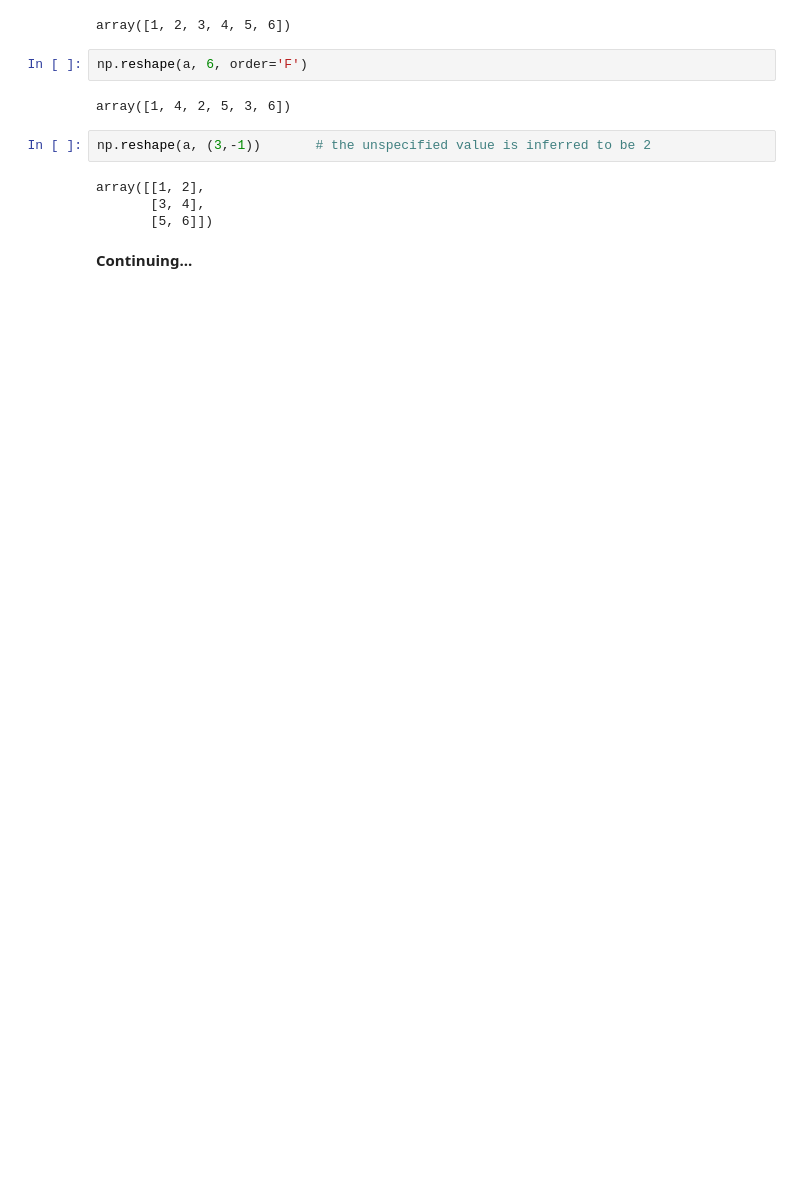
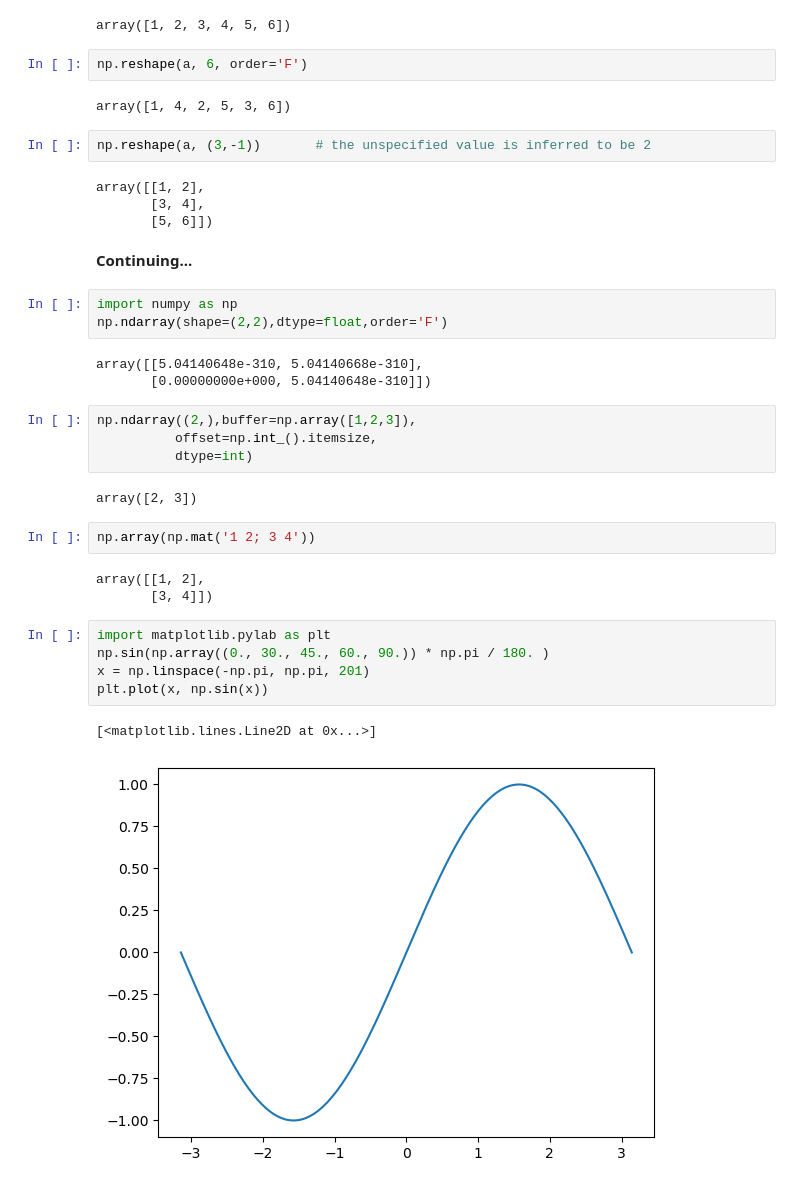
Before and after one commit to skm08/Numpy-Walkthrough, a Jupyter notebook: numpy-walkthrough.ipynb, the cells around one changed output. Drawn from its saved outputs; the diff is of its cells as text; blank space fills up the shorter version.

Commit message:
Kaggle Notebook | Numpy - Walkthrough | Version 3

```diff
--- a/numpy-walkthrough.ipynb
+++ b/numpy-walkthrough.ipynb
@@ -341,3 +341,28 @@ array([[1, 2],
        [5, 6]])
 # %% [markdown]
 **Continuing...**
+# %%
+import numpy as np
+np.ndarray(shape=(2,2),dtype=float,order='F')
+# %% [output]
+array([[5.04140648e-310, 5.04140668e-310],
+       [0.00000000e+000, 5.04140648e-310]])
+# %%
+np.ndarray((2,),buffer=np.array([1,2,3]),
+          offset=np.int_().itemsize,
+          dtype=int)
+# %% [output]
+array([2, 3])
+# %%
+np.array(np.mat('1 2; 3 4'))
+# %% [output]
+array([[1, 2],
+       [3, 4]])
+# %%
+import matplotlib.pylab as plt
+np.sin(np.array((0., 30., 45., 60., 90.)) * np.pi / 180. )
+x = np.linspace(-np.pi, np.pi, 201)
+plt.plot(x, np.sin(x))
+# %% [output]
+[<matplotlib.lines.Line2D at 0x...>]
+[figure, added]
```
Also changed, not shown: parts of 2 cells of this notebook.
